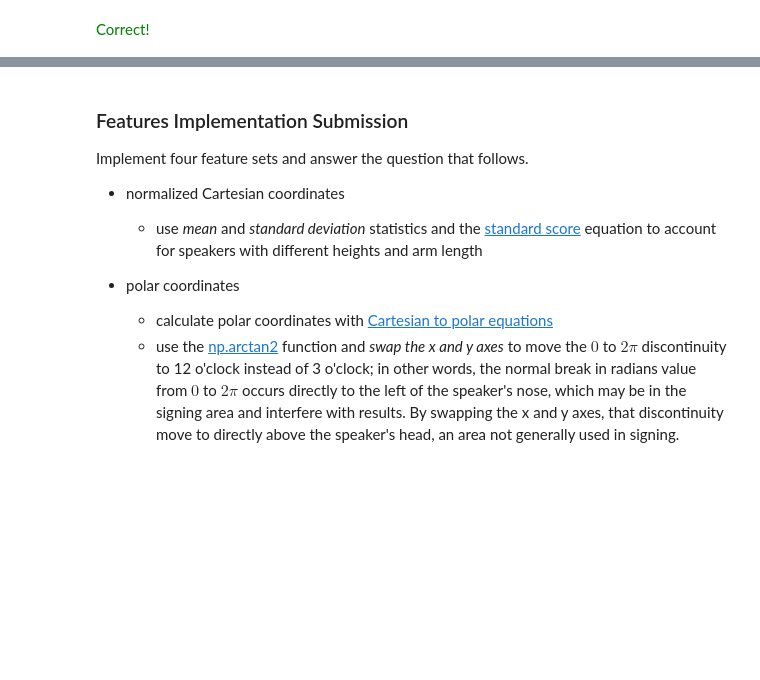
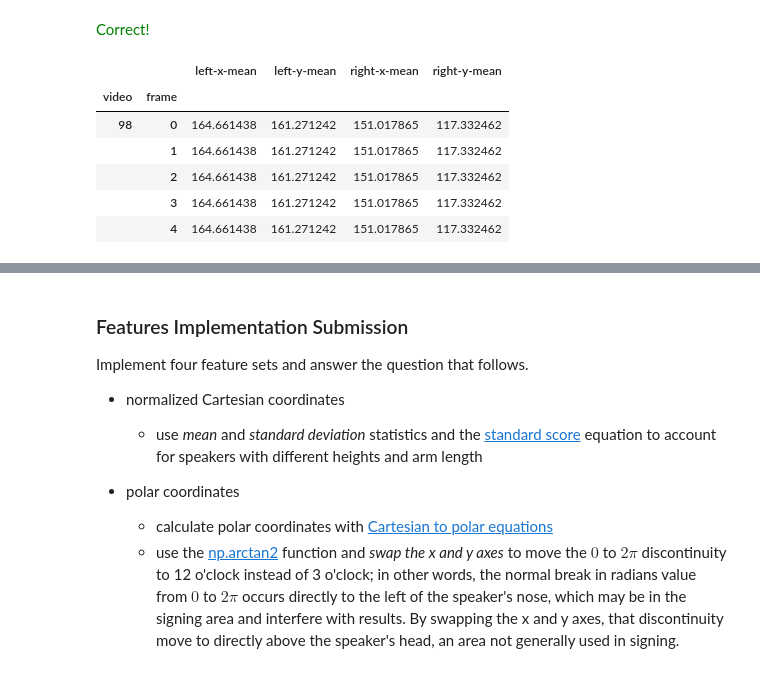
Before and after one commit to jpventura/AIND-Recognizer, a Jupyter notebook: asl_recognizer.ipynb, the cells around one changed output, grey strips where cells are left out. Drawn from its saved outputs; the diff is of its cells as text; code cells hidden in the pictures; blank space fills up the shorter version.

```diff
--- a/asl_recognizer.ipynb
+++ b/asl_recognizer.ipynb
@@ -148,0 +151,6 @@ df_means
+# %%
+def calculate_mean_by_speaker(dataframe):
+    return dataframe.groupby('speaker').mean()
+
+df_means = calculate_mean_by_speaker(asl.df)
+df_means.head()
@@ -198,3 +193,22 @@ df_std
 | woman-1 | 17.573442 | 26.594521 | 16.459943 | 34.667787 | 3.549392 | 3.538330 | 33.972660 | 16.764706 | 27.117393 | 17.328941 | 0.0 |
 | woman-2 | 15.388711 | 28.825025 | 14.890288 | 39.649111 | 4.099760 | 3.416167 | 39.128572 | 16.191324 | 29.320655 | 15.050938 | 0.0 |
 Correct!
+# %%
+means = ['left-x-mean', 'left-y-mean', 'right-x-mean', 'right-y-mean']
+def add_means_to_dataframe(df):
+    df['left-x-mean']= df['speaker'].map(df_means['left-x'])
+    df['left-y-mean']= df['speaker'].map(df_means['left-y'])
+    df['right-x-mean']= df['speaker'].map(df_means['right-x'])
+    df['right-y-mean']= df['speaker'].map(df_means['right-y'])
+    return df
+
+add_means_to_dataframe(asl.df)
+asl.df[means].head()
+# %% [output]
+|  |  | left-x-mean | left-y-mean | right-x-mean | right-y-mean |
+| video | frame |  |  |  |  |
+| 98 | 0 | 164.661438 | 161.271242 | 151.017865 | 117.332462 |
+|  | 1 | 164.661438 | 161.271242 | 151.017865 | 117.332462 |
+|  | 2 | 164.661438 | 161.271242 | 151.017865 | 117.332462 |
+|  | 3 | 164.661438 | 161.271242 | 151.017865 | 117.332462 |
+|  | 4 | 164.661438 | 161.271242 | 151.017865 | 117.332462 |
```
Also changed, not shown: parts of 49 cells of this notebook, 1 other file.
